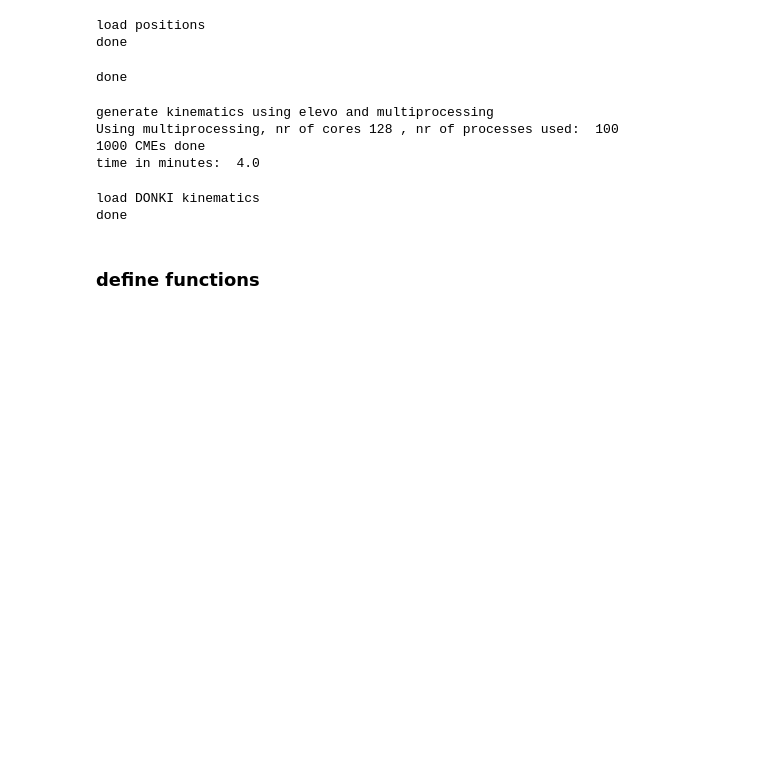
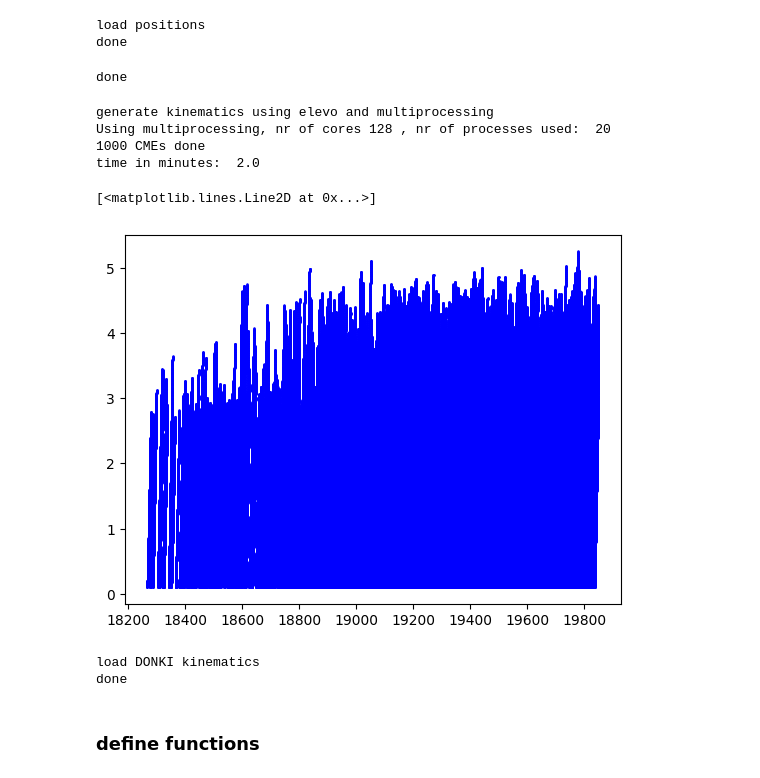
Before and after one commit to EvaWeiler/ELEvo, a Jupyter notebook: elevo_overview.ipynb, the cells around one changed output. Saved outputs shown, nothing was run; the diff lists cells and outputs as text; code cells hidden in the pictures; blank space fills up the shorter version.

```diff
--- a/elevo_overview.ipynb
+++ b/elevo_overview.ipynb
@@ -452,21 +440,22 @@ print('generate kinematics using elevo and multiprocessing')
 
 start_time = time.time()
 
-used=100
+used=20
 print('Using multiprocessing, nr of cores',mp.cpu_count(), ', nr of processes used: ',used)
 pool=mp.get_context('fork').Pool(processes=used)
 
 # Map the worker function onto the parameters
 results = pool.map(donki_kinematics, range(len(data)))
+
 pool.close()
 pool.join()
 
 print('time in minutes: ',np.round((time.time()-start_time)/60))
 # %% [output]
 generate kinematics using elevo and multiprocessing
-Using multiprocessing, nr of cores 128 , nr of processes used:  100
+Using multiprocessing, nr of cores 128 , nr of processes used:  20
 1000 CMEs done
-time in minutes:  4.0
+time in minutes:  2.0
 # %%
 hc_time_num1 = [result[0] for result in results]
 hc_time_num1 = np.concatenate(hc_time_num1)
@@ -493,5 +482,11 @@ hc_id = [result[7] for result in results]
 hc_id1 = np.concatenate(hc_id)
 
 pickle.dump([hc_time_num1, hc_r1, hc_lat1, hc_lon1, hc_id1, a1_ell, b1_ell, c1_ell], open(overview_path+'data/donki_kinematics_2020_now.p', "wb"))
+# %%
+plt.plot(figsize=(35,20),dpi=100)
+plt.plot(hc_time_num1, hc_r1[0], 'bo', ms='0.8')
+# %% [output]
+[<matplotlib.lines.Line2D at 0x...>]
+[figure, added]
 # %%
 print('load DONKI kinematics')
```
Also changed, not shown: parts of 16 cells of this notebook.
